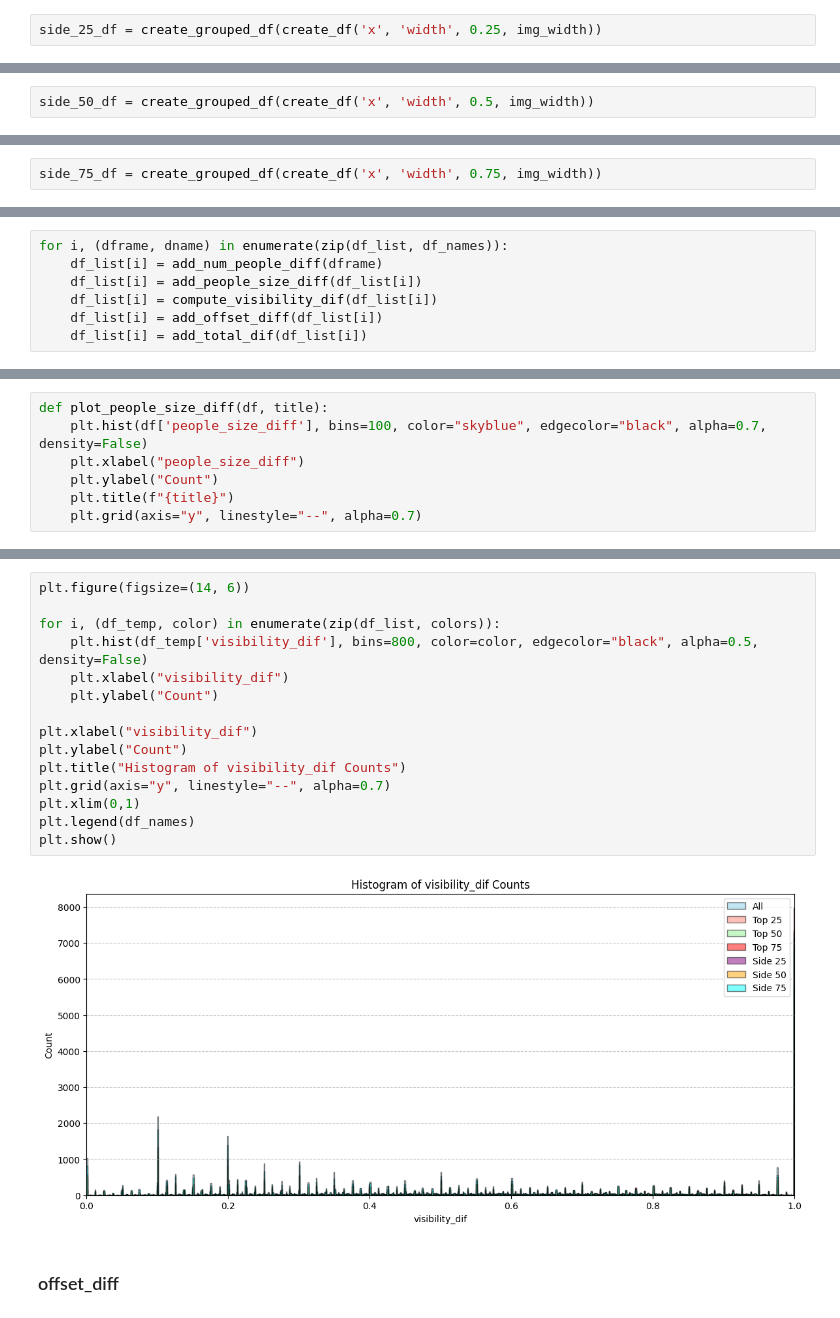
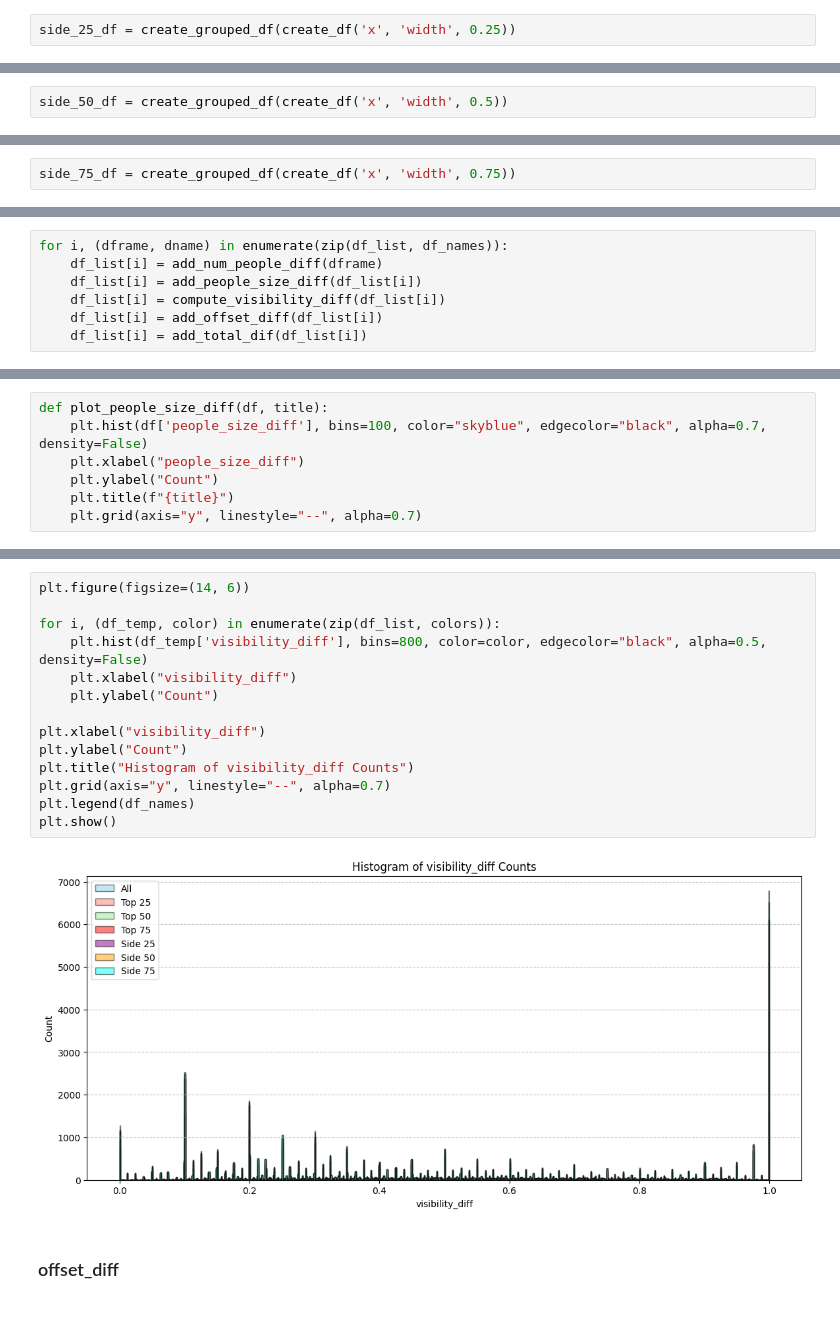
Before and after one commit to federicopaschetta/FemaleObjectificationInMovies, a Jupyter notebook: script.ipynb, the cells around one changed output, grey strips where cells are left out. Cells and saved outputs as stored; diff of their text form.

```diff
--- a/script.ipynb
+++ b/script.ipynb
@@ -269,15 +276,15 @@ top_50_df = create_grouped_df(create_df('y', 'height', 0.5, img_height))
 # %% [markdown]
 #### side 25
 # %%
-side_25_df = create_grouped_df(create_df('x', 'width', 0.25, img_width))
+side_25_df = create_grouped_df(create_df('x', 'width', 0.25))
 # %% [markdown]
 #### side 50
 # %%
-side_50_df = create_grouped_df(create_df('x', 'width', 0.5, img_width))
+side_50_df = create_grouped_df(create_df('x', 'width', 0.5))
 # %% [markdown]
 #### side 75
 # %%
-side_75_df = create_grouped_df(create_df('x', 'width', 0.75, img_width))
+side_75_df = create_grouped_df(create_df('x', 'width', 0.75))
 # %% [markdown]
 #### Creates a list with all datasets considered
 # %%
@@ -289,7 +296,7 @@ df_names = ['All', 'Top 25', 'Top 50', 'Top 75', 'Side 25', 'Side 50', 'Side 75'
 for i, (dframe, dname) in enumerate(zip(df_list, df_names)):
     df_list[i] = add_num_people_diff(dframe)
     df_list[i] = add_people_size_diff(df_list[i])
-    df_list[i] = compute_visibility_dif(df_list[i])
+    df_list[i] = compute_visibility_diff(df_list[i])
     df_list[i] = add_offset_diff(df_list[i])
     df_list[i] = add_total_dif(df_list[i])
 # %%
@@ -433,20 +440,19 @@ plt.show()
 # %%
 plt.figure(figsize=(14, 6))
 
 for i, (df_temp, color) in enumerate(zip(df_list, colors)):
-    plt.hist(df_temp['visibility_dif'], bins=800, color=color, edgecolor="black", alpha=0.5, density=False)
-    plt.xlabel("visibility_dif")
+    plt.hist(df_temp['visibility_diff'], bins=800, color=color, edgecolor="black", alpha=0.5, density=False)
+    plt.xlabel("visibility_diff")
     plt.ylabel("Count")
 
-plt.xlabel("visibility_dif")
+plt.xlabel("visibility_diff")
 plt.ylabel("Count")
-plt.title("Histogram of visibility_dif Counts")
+plt.title("Histogram of visibility_diff Counts")
 plt.grid(axis="y", linestyle="--", alpha=0.7)
-plt.xlim(0,1)
 plt.legend(df_names)
 plt.show()
 # %% [output]
-[figure, old version]
+[figure, new version]
 # %% [markdown]
 ### offset_diff
 # %%
```
Also changed, not shown: parts of 57 cells of this notebook.
